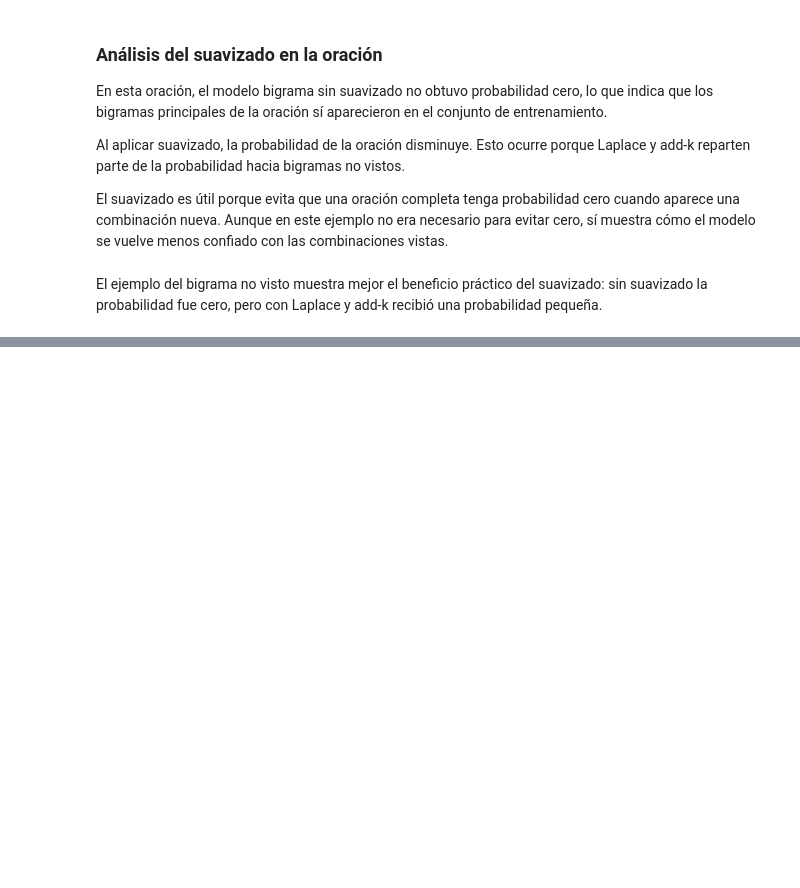
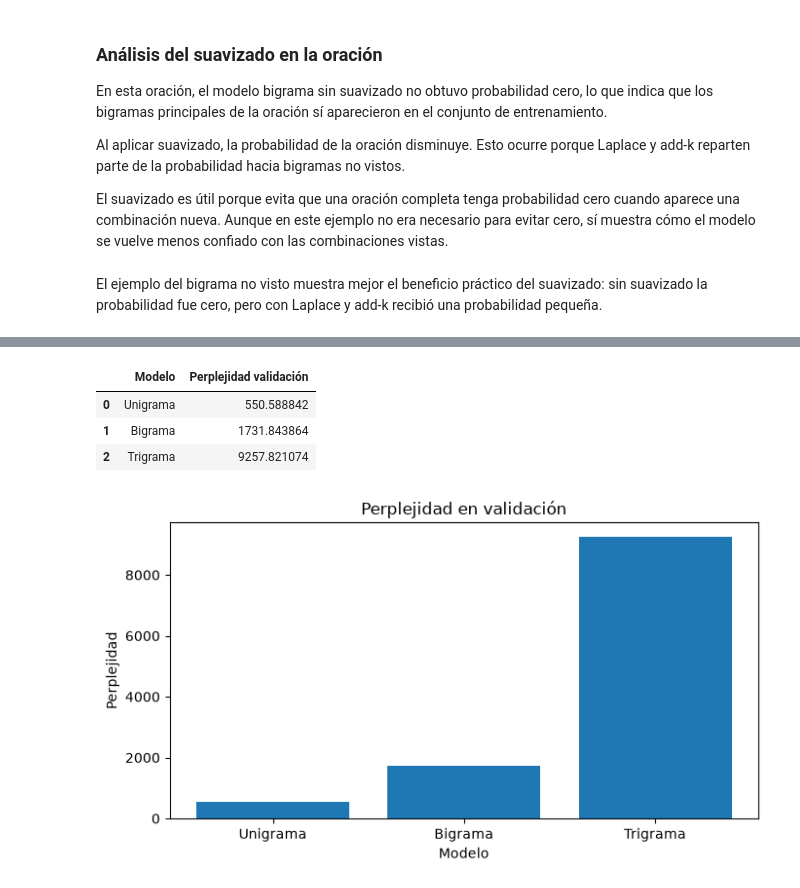
Before and after one commit to Cynthiss/NLP, a Jupyter notebook: Lab_5/Lab_5.ipynb, the cells around one changed output, grey strips where cells are left out. Saved outputs shown, nothing was run; the diff lists cells and outputs as text; code cells hidden in the pictures; blank space fills up the shorter version.

```diff
--- a/Lab_5/Lab_5.ipynb
+++ b/Lab_5/Lab_5.ipynb
@@ -690,0 +719,10 @@ El ejemplo del bigrama no visto muestra mejor el beneficio práctico del suaviza
+# %%
+# Probabilidad trigrama con suavizado de Laplace
+def probabilidad_trigrama_laplace(palabra_1, palabra_2, palabra_actual):
+    trigrama = (palabra_1, palabra_2, palabra_actual)
+    contexto = (palabra_1, palabra_2)
+
+    numerador = conteo_trigramas[trigrama] + 1
+    denominador = conteo_bigramas[contexto] + V
+
+    return numerador / denominador
@@ -690,0 +799,39 @@ El ejemplo del bigrama no visto muestra mejor el beneficio práctico del suaviza
+# %%
+# Calculamos la perplejidad de cada modelo en validación
+pp_unigrama_val = perplejidad_unigrama(val_sentences)
+pp_bigrama_val = perplejidad_bigrama(val_sentences)
+pp_trigrama_val = perplejidad_trigrama(val_sentences)
+
+# Creamos una tabla comparativa
+resultados_perplejidad = pd.DataFrame({
+    "Modelo": ["Unigrama", "Bigrama", "Trigrama"],
+    "Perplejidad validación": [
+        pp_unigrama_val,
+        pp_bigrama_val,
+        pp_trigrama_val
+    ]
+})
+
+resultados_perplejidad
+# %% [output]
+|  | Modelo | Perplejidad validación |
+| 0 | Unigrama | 550.588842 |
+| 1 | Bigrama | 1731.843864 |
+| 2 | Trigrama | 9257.821074 |
+# %%
+# Graficamos la perplejidad de los tres modelos
+plt.figure(figsize=(7, 4))
+
+plt.bar(
+    resultados_perplejidad["Modelo"],
+    resultados_perplejidad["Perplejidad validación"]
+)
+
+plt.title("Perplejidad en validación")
+plt.xlabel("Modelo")
+plt.ylabel("Perplejidad")
+
+plt.tight_layout()
+plt.show()
+# %% [output]
+[figure, added]
```
Also changed, not shown: parts of 17 cells of this notebook.
